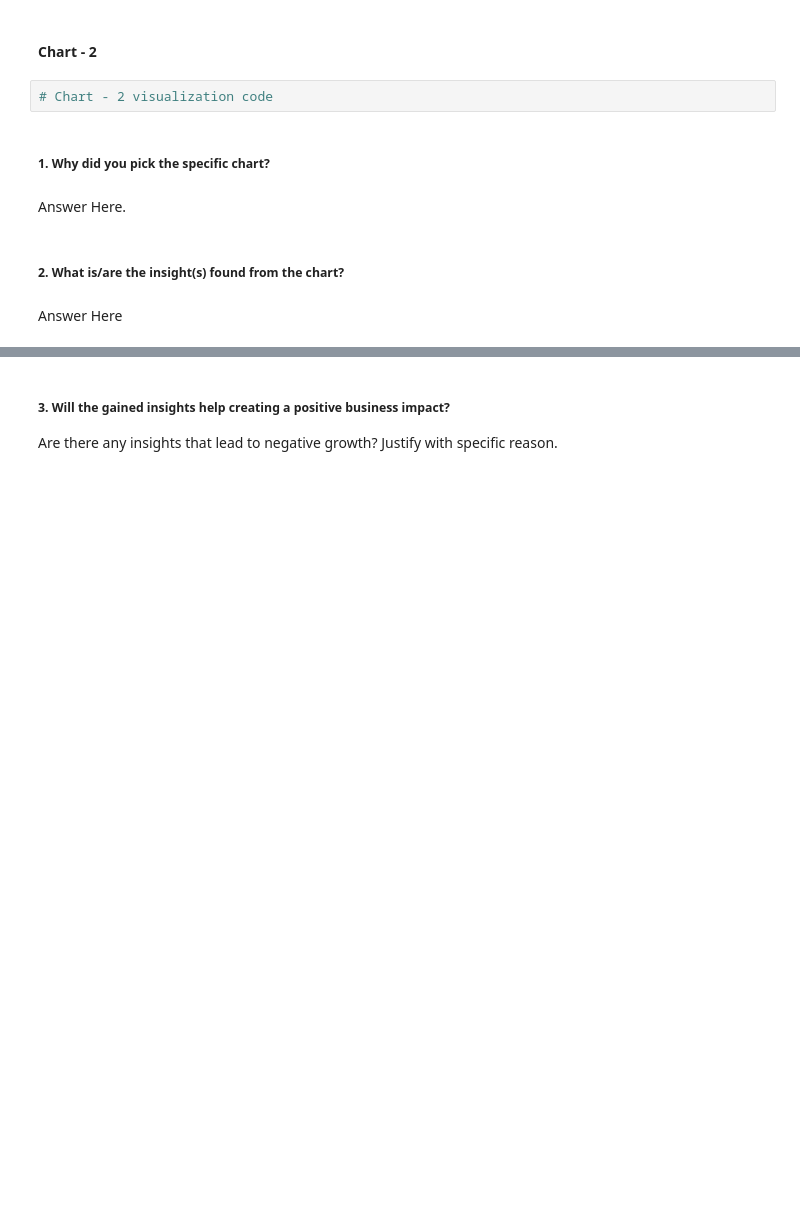
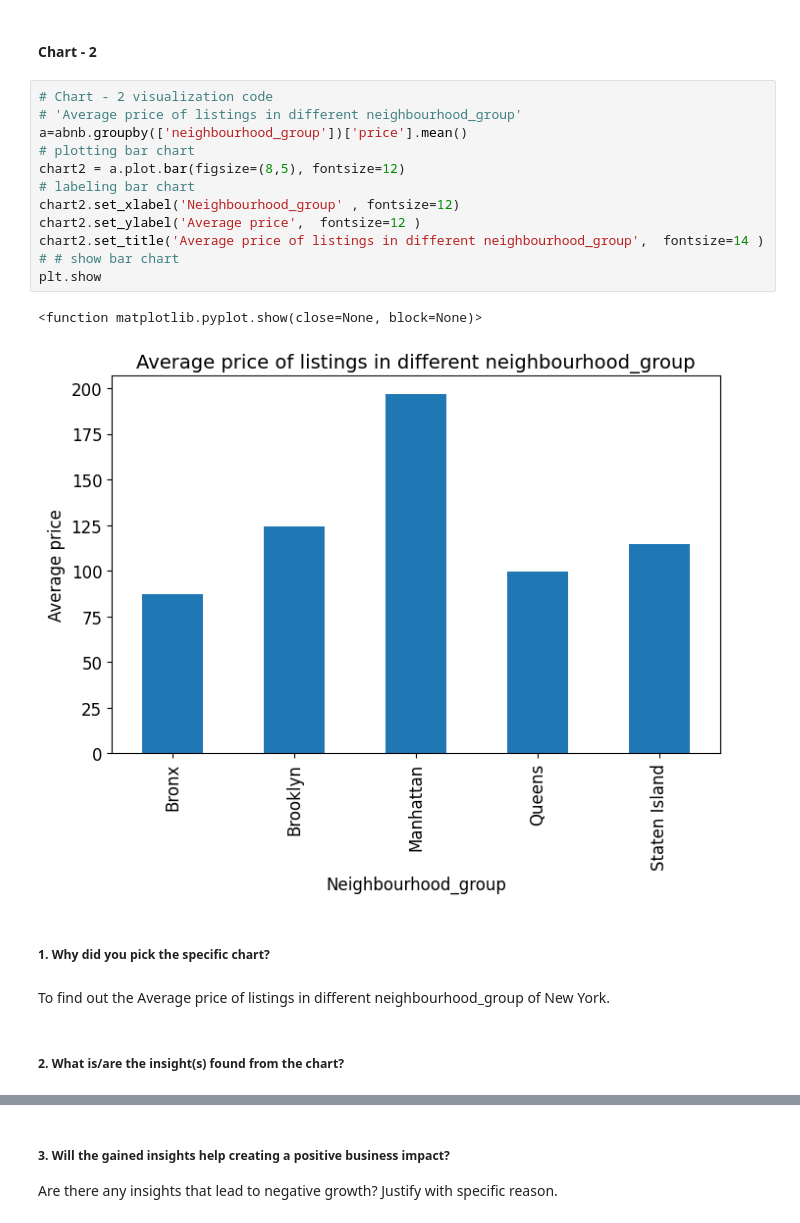
Before and after one commit to NRTPRIME/EDA-Capstone-Project-1-, a Jupyter notebook: EDA_Submission_Template.ipynb, the cells around one changed output, grey strips where cells are left out. Saved outputs shown, nothing was run; the diff lists cells and outputs as text; blank space fills up the shorter version.

```diff
--- a/EDA_Submission_Template.ipynb
+++ b/EDA_Submission_Template.ipynb
@@ -238,13 +269,24 @@ Are there any insights that lead to negative growth? Justify with specific reaso
 This chart shows locations nearer to the prime hotspots can garner more bookings hence we try hard to list more number of demanding room type and increase overall revenue by attracting customer.
 # %% [markdown]
 #### Chart - 2
-# %%
-# Chart - 2 visualization code
+# %%
+# Chart - 2 visualization code
+# 'Average price of listings in different neighbourhood_group'
+a=abnb.groupby(['neighbourhood_group'])['price'].mean()
+# plotting bar chart
+chart2 = a.plot.bar(figsize=(8,5), fontsize=12)
+# labeling bar chart
+chart2.set_xlabel('Neighbourhood_group' , fontsize=12)
+chart2.set_ylabel('Average price',  fontsize=12 )
+chart2.set_title('Average price of listings in different neighbourhood_group',  fontsize=14 )
+# # show bar chart
+plt.show
+# %% [output]
+<function matplotlib.pyplot.show(close=None, block=None)>
+[figure, added]
 # %% [markdown]
 ##### 1. Why did you pick the specific chart?
-# %% [markdown]
-Answer Here.
+# %% [markdown]
+To find out the Average price of listings in different neighbourhood_group of New York.
 # %% [markdown]
 ##### 2. What is/are the insight(s) found from the chart?
-# %% [markdown]
-Answer Here
```
Also changed, not shown: parts of 14 cells of this notebook.
